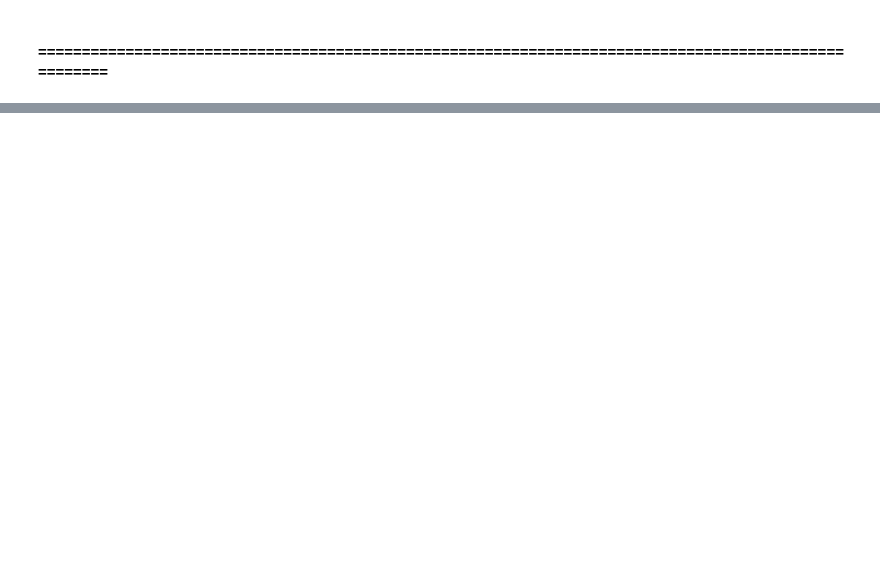
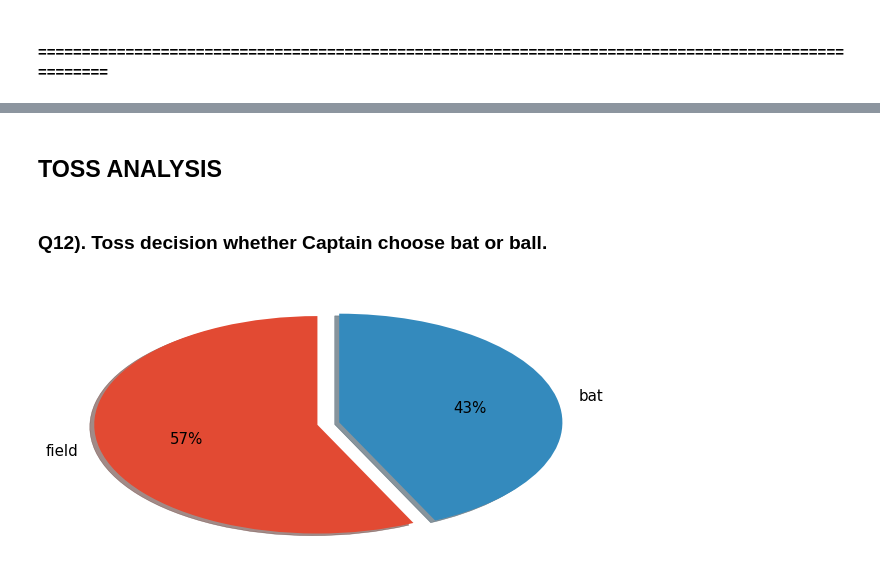
Before and after one commit to rahul-72/IPL_Dataset_Analysis, a Jupyter notebook: ipl.ipynb, the cells around one changed output, grey strips where cells are left out. Cells and saved outputs as stored; diff of their text form; code cells hidden in the pictures; blank space fills up the shorter version.

Commit message:
Basic analysis

```diff
--- a/ipl.ipynb
+++ b/ipl.ipynb
@@ -143,0 +235,12 @@ temp_df
+# %% [markdown]
+## TOSS ANALYSIS
+# %% [markdown]
+### Q12).  Toss decision whether Captain choose bat or ball.
+# %%
+toss_decision = df_matches['toss_decision'].value_counts()
+plt.figure(figsize=(10,5))
+plt.pie(labels=toss_decision.index, x=toss_decision.values, explode=[0.1,0], autopct='%.f%%',
+        shadow=True,startangle=90, textprops={'fontsize':15})
+plt.show()
+# %% [output]
+[figure, added]
```
Also changed, not shown: parts of 32 cells of this notebook.
